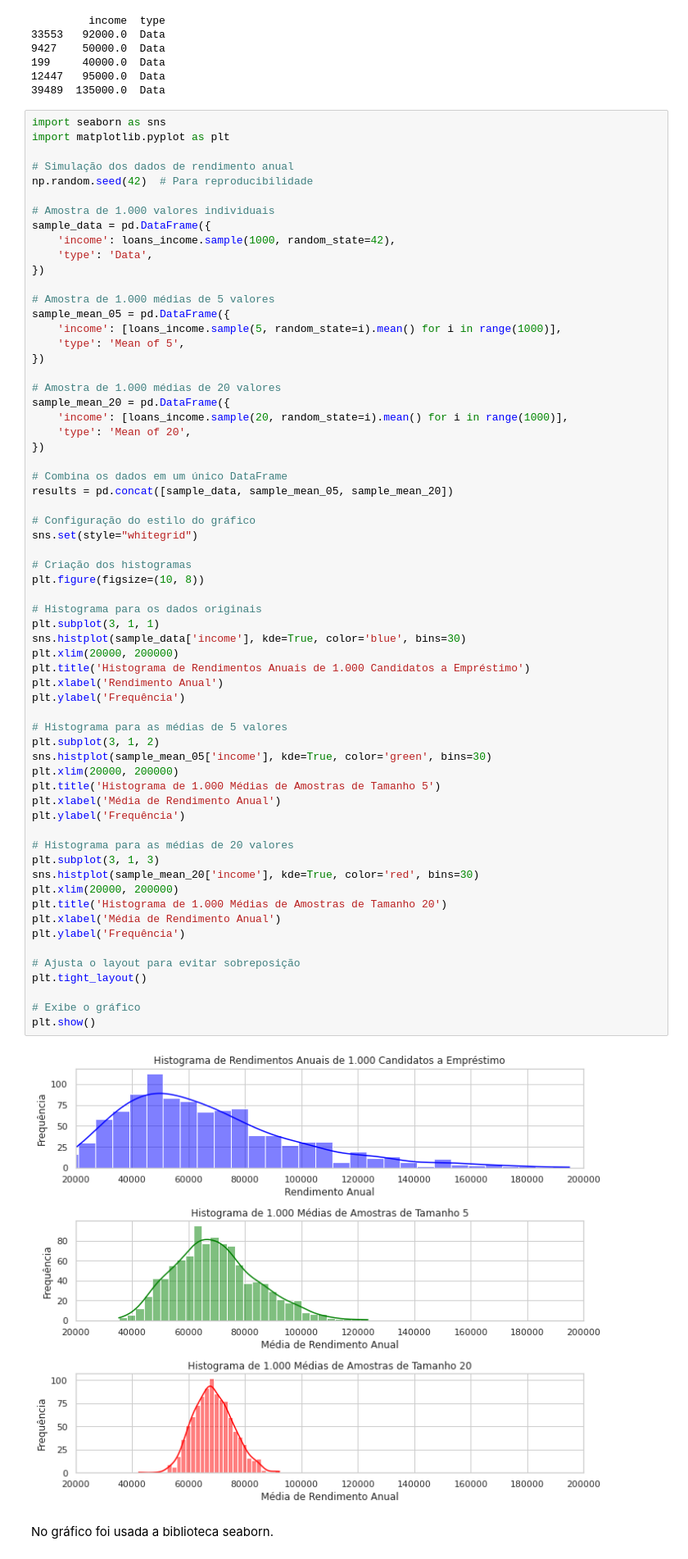
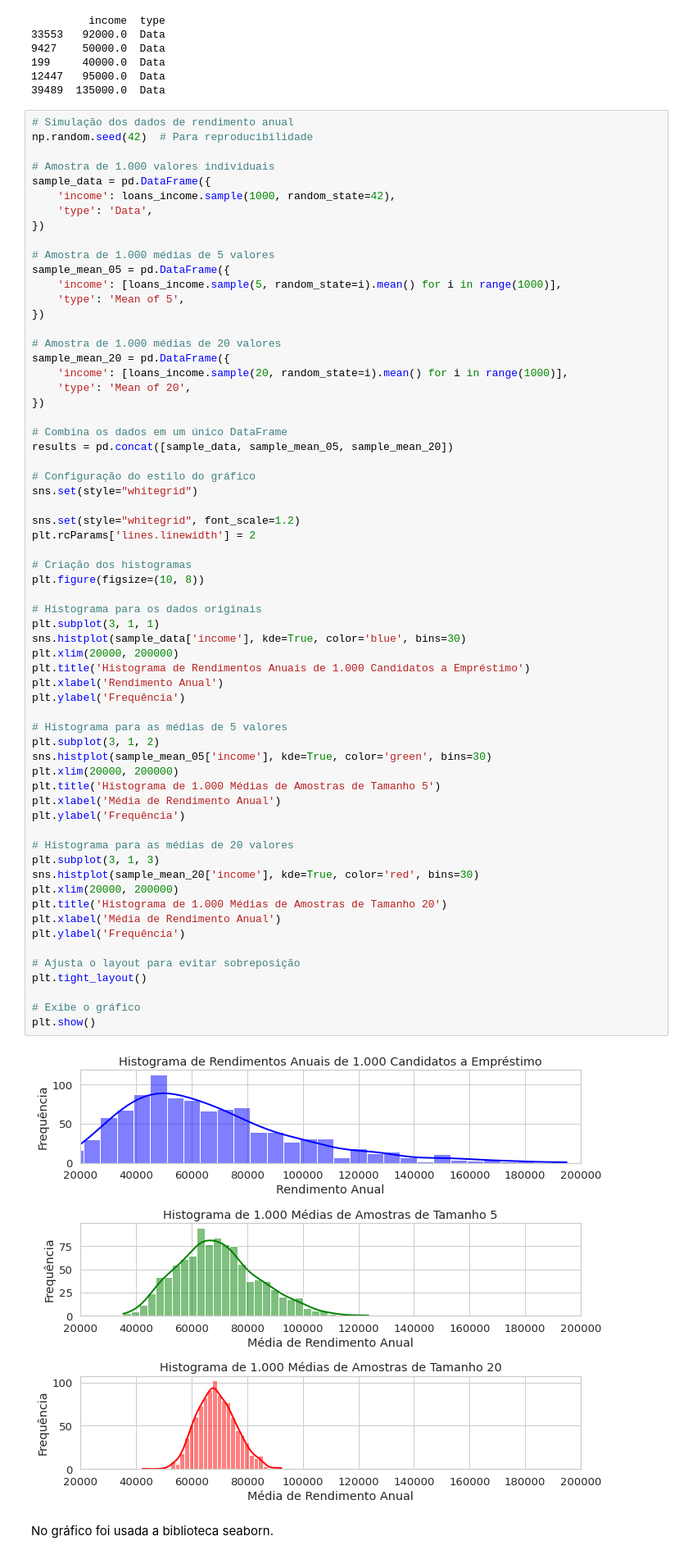
Before and after one commit to lucas-data-science/Statistics-for-Data-Science-and-Machine-Learning, a Jupyter notebook: Distribuicoes_de_Dados.ipynb, the cells around one changed output. Shown at 82% size. Saved outputs shown, nothing was run; the diff lists cells and outputs as text.

```diff
--- a/Distribuicoes_de_Dados.ipynb
+++ b/Distribuicoes_de_Dados.ipynb
@@ -217,9 +221,6 @@ print(results.head())
 12447   95000.0  Data
 39489  135000.0  Data
 # %%
-import seaborn as sns
-import matplotlib.pyplot as plt
-
 # Simulação dos dados de rendimento anual
 np.random.seed(42)  # Para reproducibilidade
 
@@ -246,6 +247,9 @@ results = pd.concat([sample_data, sample_mean_05, sample_mean_20])
 
 # Configuração do estilo do gráfico
 sns.set(style="whitegrid")
+
+sns.set(style="whitegrid", font_scale=1.2)
+plt.rcParams['lines.linewidth'] = 2
 
 # Criação dos histogramas
 plt.figure(figsize=(10, 8))
@@ -253,34 +257,34 @@ plt.figure(figsize=(10, 8))
 # Histograma para os dados originais
 plt.subplot(3, 1, 1)
 sns.histplot(sample_data['income'], kde=True, color='blue', bins=30)
 plt.xlim(20000, 200000)
 plt.title('Histograma de Rendimentos Anuais de 1.000 Candidatos a Empréstimo')
 plt.xlabel('Rendimento Anual')
 plt.ylabel('Frequência')
 
 # Histograma para as médias de 5 valores
 plt.subplot(3, 1, 2)
 sns.histplot(sample_mean_05['income'], kde=True, color='green', bins=30)
 plt.xlim(20000, 200000)
 plt.title('Histograma de 1.000 Médias de Amostras de Tamanho 5')
 plt.xlabel('Média de Rendimento Anual')
 plt.ylabel('Frequência')
 
 # Histograma para as médias de 20 valores
 plt.subplot(3, 1, 3)
 sns.histplot(sample_mean_20['income'], kde=True, color='red', bins=30)
 plt.xlim(20000, 200000)
 plt.title('Histograma de 1.000 Médias de Amostras de Tamanho 20')
 plt.xlabel('Média de Rendimento Anual')
 plt.ylabel('Frequência')
 
 # Ajusta o layout para evitar sobreposição
 plt.tight_layout()
 
 # Exibe o gráfico
 plt.show()
 # %% [output]
-[figure, old version]
+[figure, new version]
 # %% [markdown]
 No gráfico foi usada a biblioteca seaborn.
 # %% [markdown]
```
Also changed, not shown: parts of 9 cells of this notebook, 3 other files.
